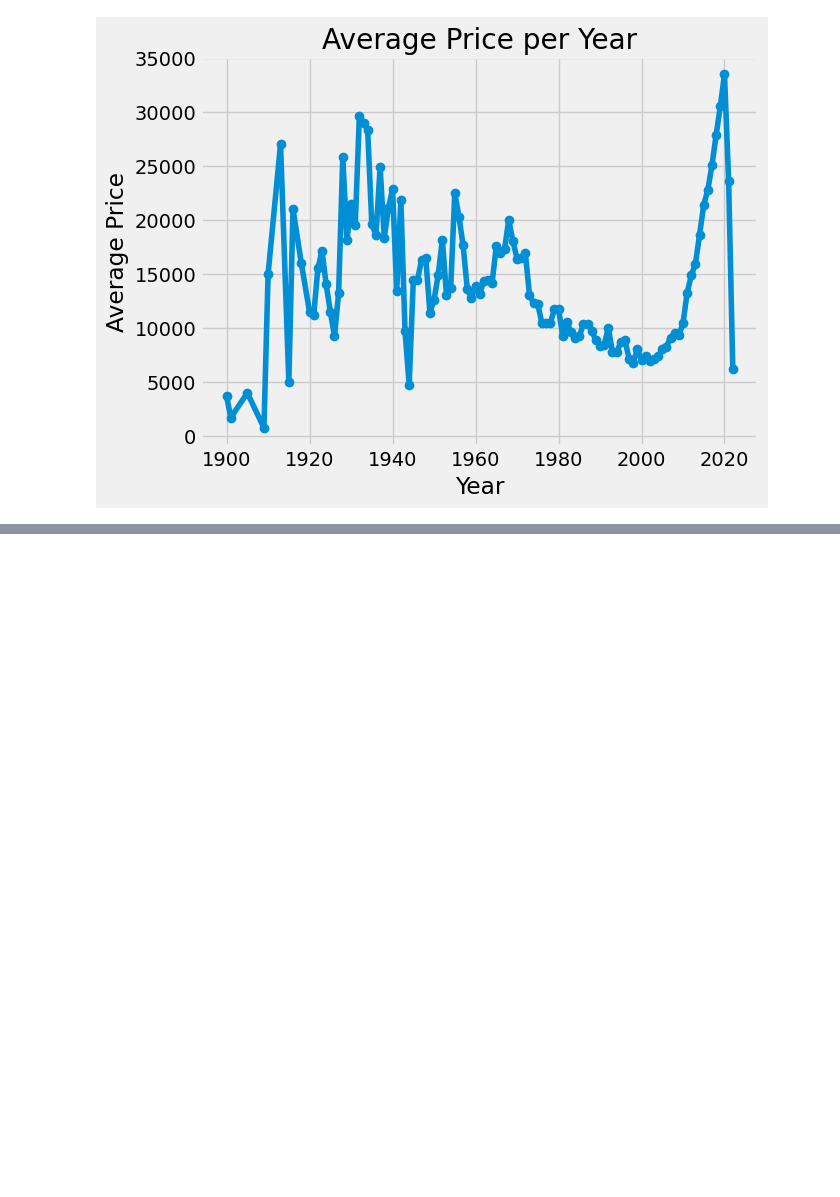
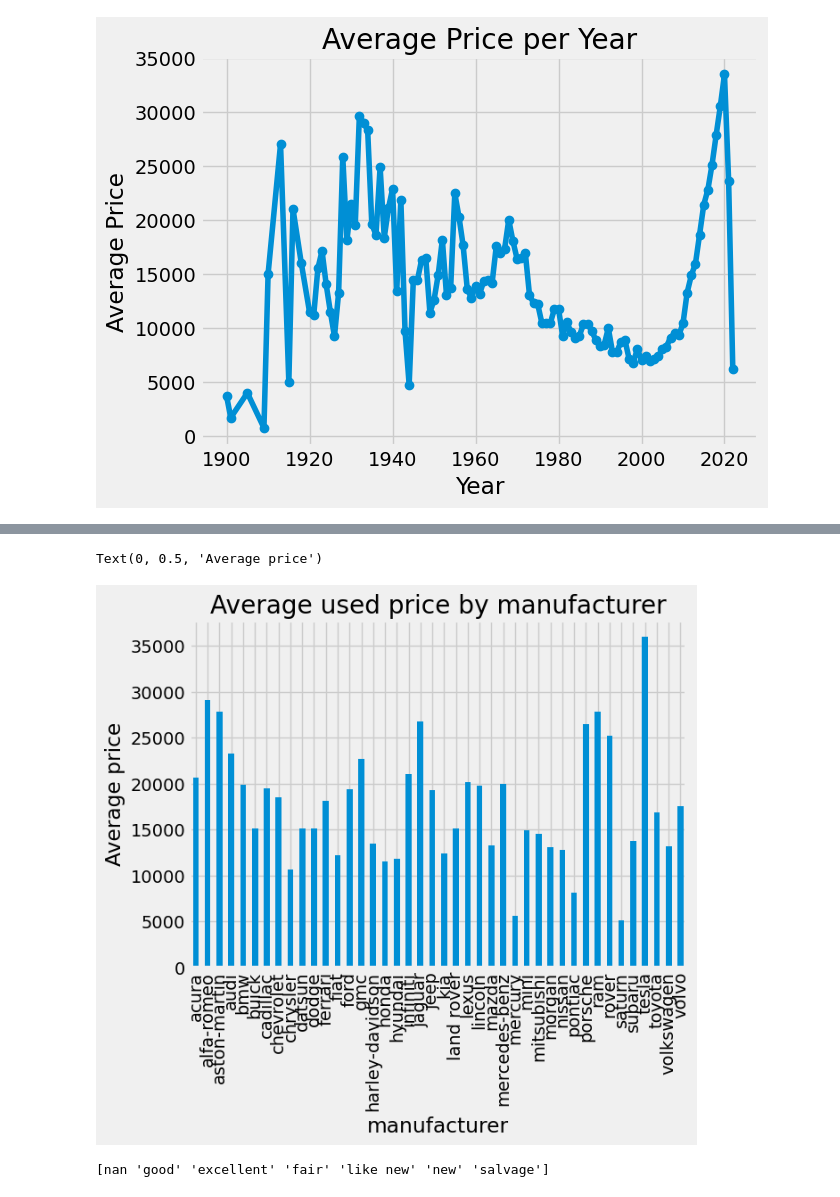
Before and after one commit to LewisRRamsey/Data-science-and-analytics-side-projects, a Jupyter notebook: Data analysis side project on used cars/Jupyter notebook file for project.ipynb, the cells around one changed output, grey strips where cells are left out. Saved outputs shown, nothing was run; the diff lists cells and outputs as text; code cells hidden in the pictures; blank space fills up the shorter version.

```diff
--- a/Data analysis side project on used cars/Jupyter notebook file for project.ipynb
+++ b/Data analysis side project on used cars/Jupyter notebook file for project.ipynb
@@ -221,0 +244,14 @@ plt.show()
+# %%
+# comparing average price by manufacturer
+
+avg_manufacturer_price = clean_cars_df.groupby('manufacturer')['price'].mean()
+avg_manufacturer_price.plot(kind = 'bar')
+plt.title('Average used price by manufacturer')
+plt.ylabel('Average price')
+# %% [output]
+Text(0, 0.5, 'Average price')
+[figure, added]
+# %%
+print(clean_cars_df['condition'].unique())
+# %% [output]
+[nan 'good' 'excellent' 'fair' 'like new' 'new' 'salvage']
```
Also changed, not shown: parts of 3 cells of this notebook.
